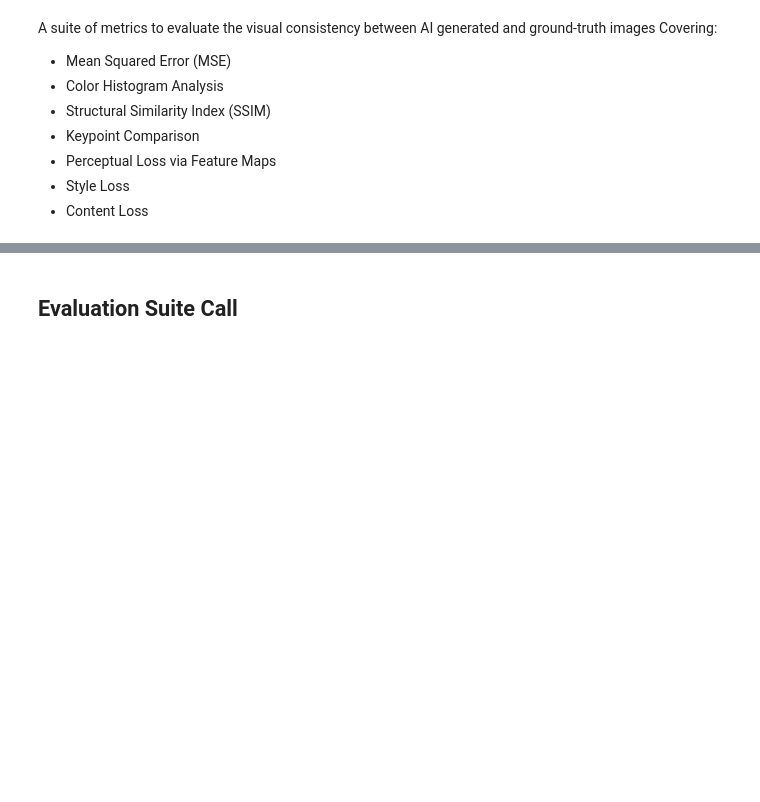
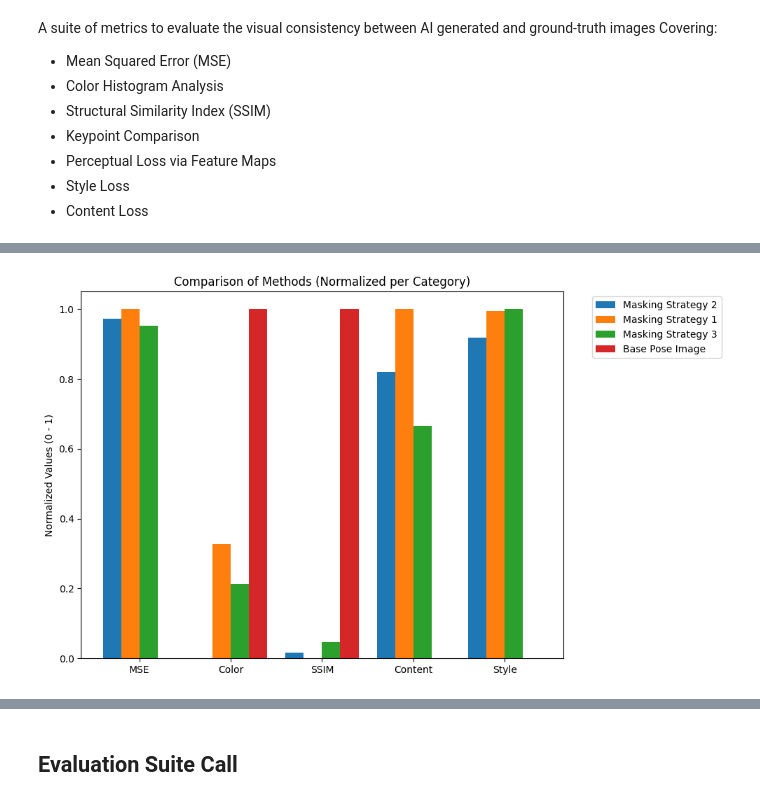
Before and after one commit to Sebastian-Zok/Visual-Consistency-Test-Suite, a Jupyter notebook: Visual Consistency Evaluator Toolset.ipynb, the cells around one changed output, grey strips where cells are left out. Cells and saved outputs as stored; diff of their text form; code cells hidden in the pictures; blank space fills up the shorter version.

```diff
--- a/Visual Consistency Evaluator Toolset.ipynb
+++ b/Visual Consistency Evaluator Toolset.ipynb
@@ -83,0 +244,98 @@ Covering:
+# %%
+import matplotlib.pyplot as plt
+import pandas as pd
+import numpy as np
+
+# Example data
+data0 = {
+    "Method": "Masking Strategy 2",
+    "MSE": 8.265873057501656,
+    "Color": 0.9479977751119704,
+    "SSIM": 0.9615703630018902,
+    "Content": 1.9288095661572047,
+    "Style": 0.04908918562744345
+}
+
+data1 = {
+    "Method": "Masking Strategy 1",
+    "MSE": 8.45539959271749,
+    "Color": 0.9612028149297095,
+    "SSIM": 0.9612028149297095,
+    "Content": 2.1843632757663727,
+    "Style": 0.05212417763790914
+}
+
+data2 = {
+    "Method": "Masking Strategy 3",
+    "MSE": 8.13979665438334,
+    "Color": 0.9565728546630278,
+    "SSIM": 0.9622249811311632,
+    "Content": 1.7082425164324897,
+    "Style": 0.05234869170401778
+}
+
+data3 = {
+    "Method": "Base Pose Image",
+    "MSE": 1.6989469528198242,
+    "Color": 0.9884150103656182,
+    "SSIM": 0.9834751546700357,
+    "Content": 0.7632147882665906,
+    "Style": 0.012191412970423698
+}
+
+all_data = [data0, data1, data2, data3]
+
+df = pd.DataFrame(all_data)
+df.set_index("Method", inplace=True)
+
+# The categories we want to compare
+categories = ["MSE", "Color", "SSIM", "Content", "Style"]
+
+# ============================
+# 1) Normalize each category
+# ============================
+
+df_norm = df.copy()
+
+for cat in categories:
+    col_min = df_norm[cat].min()
+    col_max = df_norm[cat].max()
+    # Avoid division by zero if col_min == col_max
+    if col_max - col_min == 0:
+        df_norm[cat] = 0.0
+    else:
+        df_norm[cat] = (df_norm[cat] - col_min) / (col_max - col_min)
+
+# If you want to invert certain metrics (e.g., MSE)
+# so that lower MSE => higher bar, do something like:
+# df_norm["MSE"] = 1 - df_norm["MSE"]
+
+# ============================
+# 2) Create grouped bar chart
+# ============================
+
+methods = df_norm.index.tolist()  # List of methods
+x = np.arange(len(categories))     # X positions for categories
+bar_width = 0.2
+
+fig, ax = plt.subplots(figsize=(10, 6))
+
+# Plot bars for each method side by side
+for i, method in enumerate(methods):
+    values = df_norm.loc[method, categories].values
+    bar_positions = x + i * bar_width
+    ax.bar(bar_positions, values, width=bar_width, label=method)
+
+# Center x-ticks under the grouped bars
+ax.set_xticks(x + bar_width * (len(methods) - 1) / 2)
+ax.set_xticklabels(categories)
+
+# Labels and legend
+ax.set_ylabel("Normalized Values (0 - 1)")
+ax.set_title("Comparison of Methods (Normalized per Category)")
+ax.legend(bbox_to_anchor=(1.05, 1), loc='upper left')
+
+plt.tight_layout()
+plt.show()
+# %% [output]
+[figure, added]
```
Also changed, not shown: parts of 19 cells of this notebook.
